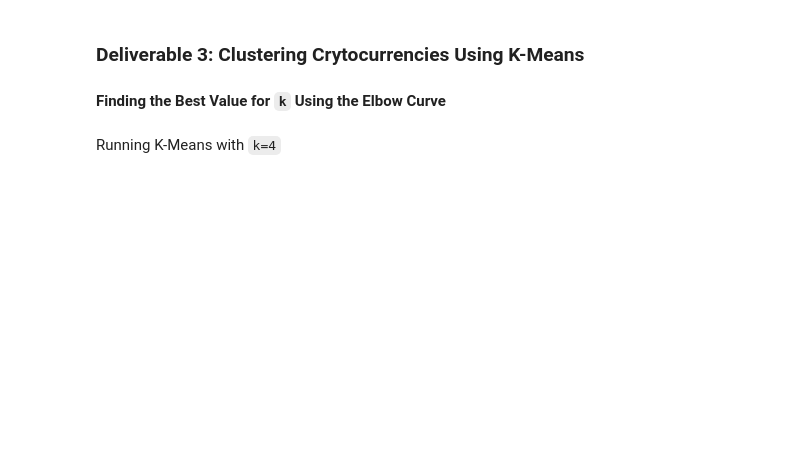
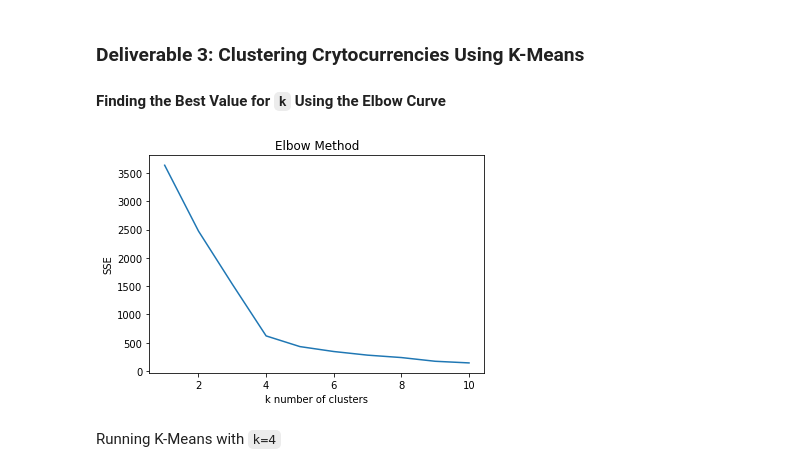
Before and after one commit to SG314159/Cryptocurrencies, a Jupyter notebook: crypto_clustering.ipynb, the cells around one changed output. Drawn from its saved outputs; the diff is of its cells as text; code cells hidden in the pictures; blank space fills up the shorter version.

```diff
--- a/crypto_clustering.ipynb
+++ b/crypto_clustering.ipynb
@@ -240,3 +235,20 @@ df_pca.head(10)
+# %%
+# Create an elbow curve to find the best value for K.
+# YOUR CODE HERE
+sse = {}  # dict for storing the inertia values (sse) from the KMeans model
+K = range(1,11)
+for k in K:
+    kMeansModel = KMeans(n_clusters=k).fit(X_pca) # use pca data to build various KMeans models
+    sse[k] = kMeansModel.inertia_
+
+# Plot
+plt.plot(list(sse.keys()), list(sse.values()))
+plt.xlabel('k number of clusters')
+plt.ylabel('SSE')
+plt.title('Elbow Method')
+plt.show()
+# %% [output]
+[figure, added]
 # %% [markdown]
 Running K-Means with `k=4`
 # %%
```
Also changed, not shown: parts of 6 cells of this notebook.
